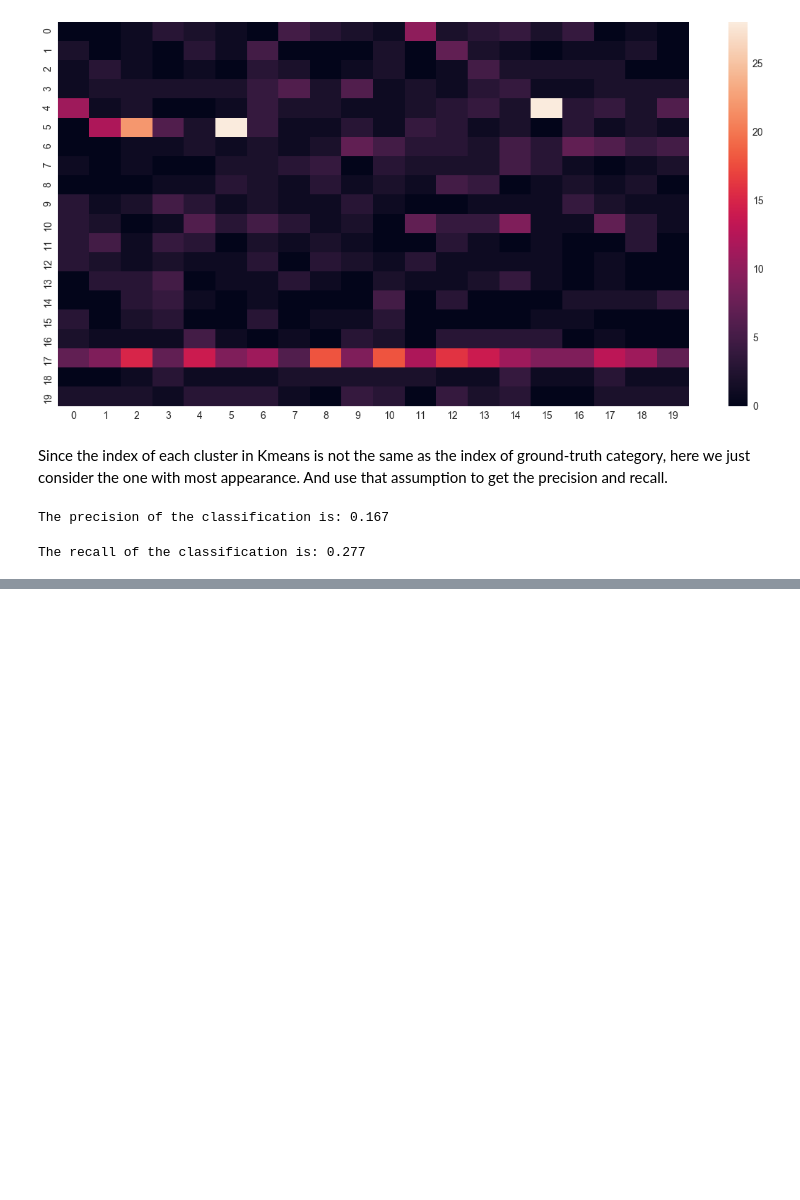
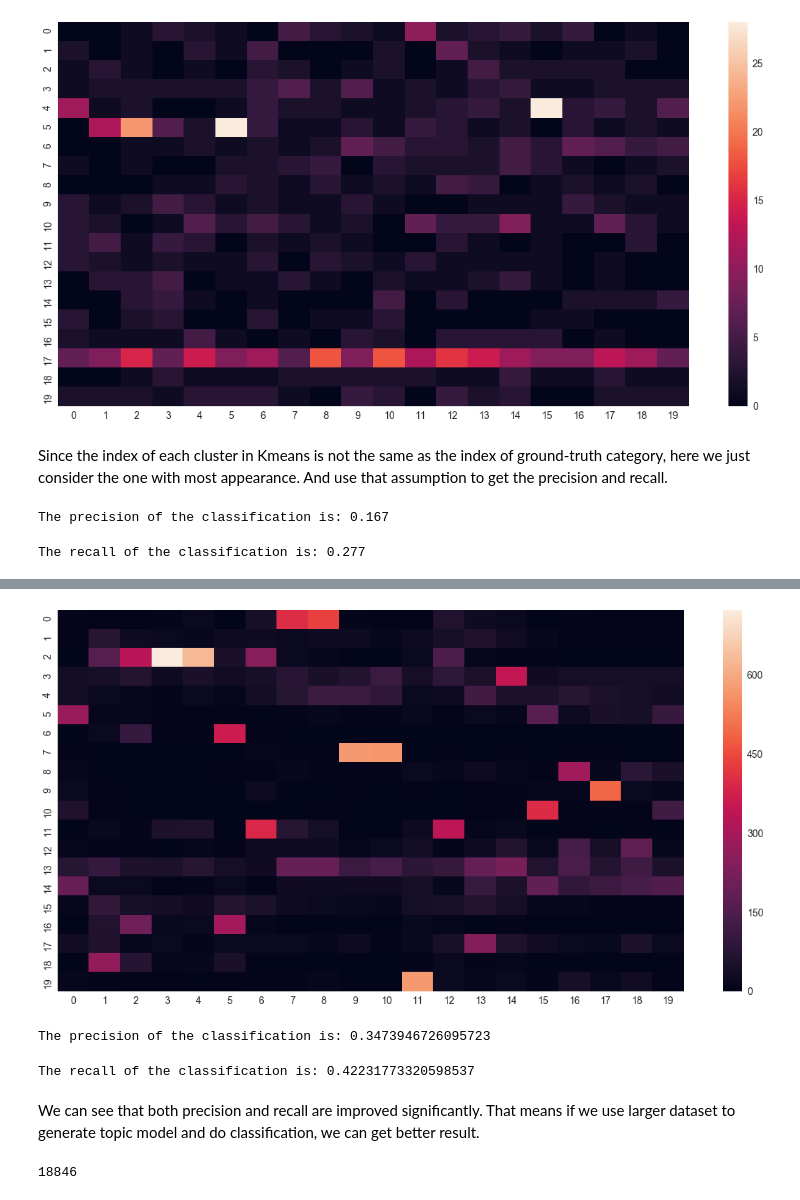
Before and after one commit to Htiango/Topic-Model-Tutorial, a Jupyter notebook: Tutorial.ipynb, the cells around one changed output, grey strips where cells are left out. Drawn from its saved outputs; the diff is of its cells as text; code cells hidden in the pictures; blank space fills up the shorter version.

Commit message:
test in larger dataset and get better performance

```diff
--- a/Tutorial.ipynb
+++ b/Tutorial.ipynb
@@ -370,0 +388,23 @@ The recall of the classification is: 0.277
+# %%
+feature_all = feature_generator_unlabeled(corpus_lda_all)
+# %%
+kmeans_all = KMeans(n_clusters = cluster_num, random_state=0).fit(feature_all)
+# %%
+# get the kmeans cluster labels of each document
+predict_category_all = kmeans_all.labels_
+# %%
+confusion_mat_all = get_confusion_mat(predict_category_all, data_category)
+# %%
+plot_confusion(confusion_mat_all)
+# %% [output]
+[figure, added]
+# %%
+print("The precision of the classification is: " + str(get_precision(confusion_mat_all)))
+# %% [output]
+The precision of the classification is: 0.3473946726095723
+# %%
+print("The recall of the classification is: " + str(get_recall(confusion_mat_all)))
+# %% [output]
+The recall of the classification is: 0.42231773320598537
+# %% [markdown]
+We can see that both precision and recall are improved significantly. That means if we use larger dataset to generate topic model and do classification, we can get better result. <br>
@@ -370,0 +416,4 @@ The recall of the classification is: 0.277
+# %%
+print(len(doc_term_matrix_all))
+# %% [output]
+18846
```
Also changed, not shown: parts of 8 cells of this notebook.
